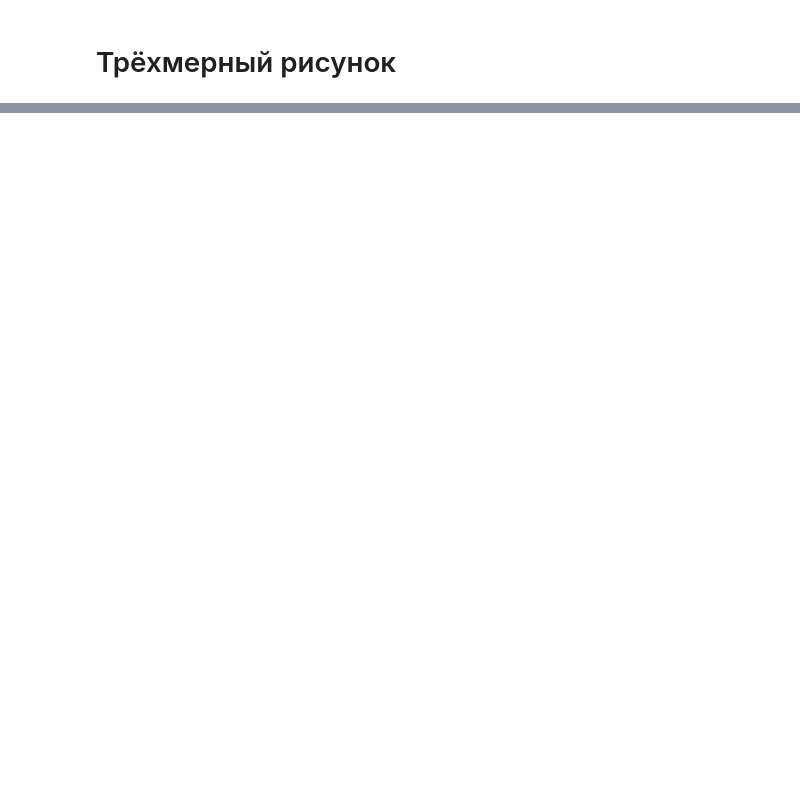
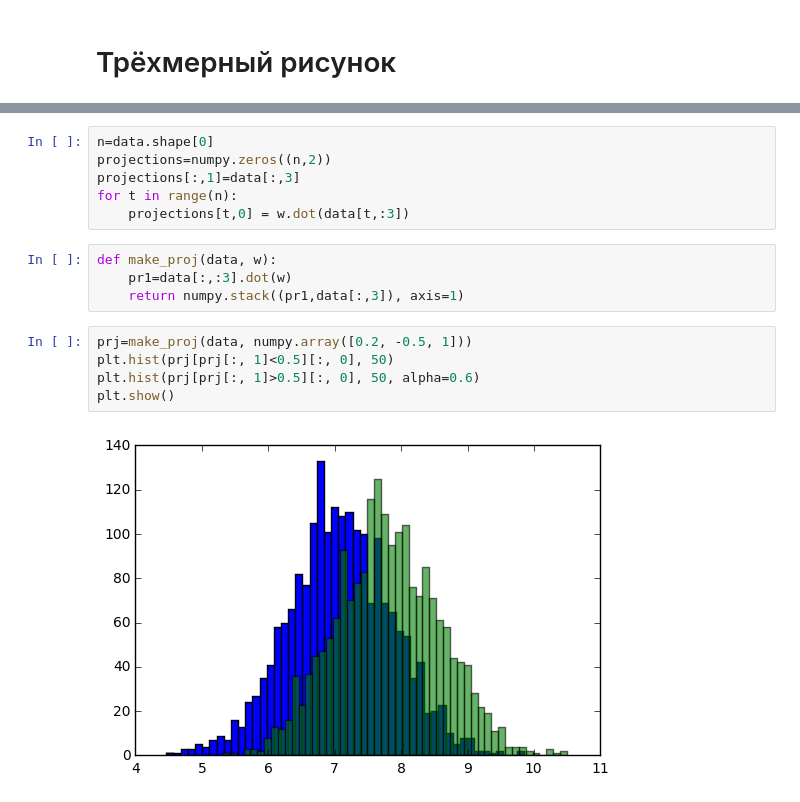
Before and after one commit to tarstars/algo_club, a Jupyter notebook: ml/gaussian_mix/gaussian_mix.ipynb, the cells around one changed output, grey strips where cells are left out. Drawn from its saved outputs; the diff is of its cells as text; blank space fills up the shorter version.

```diff
--- a/ml/gaussian_mix/gaussian_mix.ipynb
+++ b/ml/gaussian_mix/gaussian_mix.ipynb
@@ -45,0 +52,17 @@ plt.show()
+# %%
+n=data.shape[0]
+projections=numpy.zeros((n,2))
+projections[:,1]=data[:,3]
+for t in range(n):
+    projections[t,0] = w.dot(data[t,:3])
+# %%
+def make_proj(data, w):
+    pr1=data[:,:3].dot(w)
+    return numpy.stack((pr1,data[:,3]), axis=1)
+# %%
+prj=make_proj(data, numpy.array([0.2, -0.5, 1]))
+plt.hist(prj[prj[:, 1]<0.5][:, 0], 50)
+plt.hist(prj[prj[:, 1]>0.5][:, 0], 50, alpha=0.6)
+plt.show()
+# %% [output]
+[figure, added]
```
Also changed, not shown: parts of 6 cells of this notebook, 1 other file.
